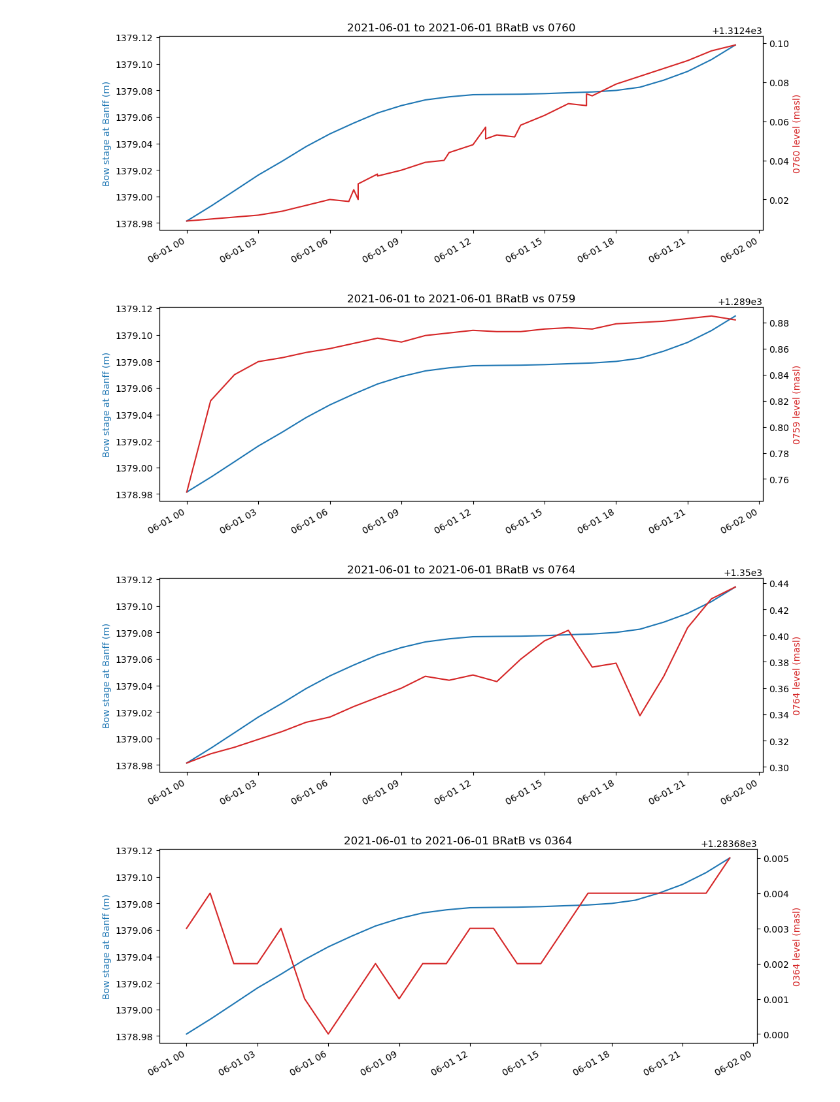
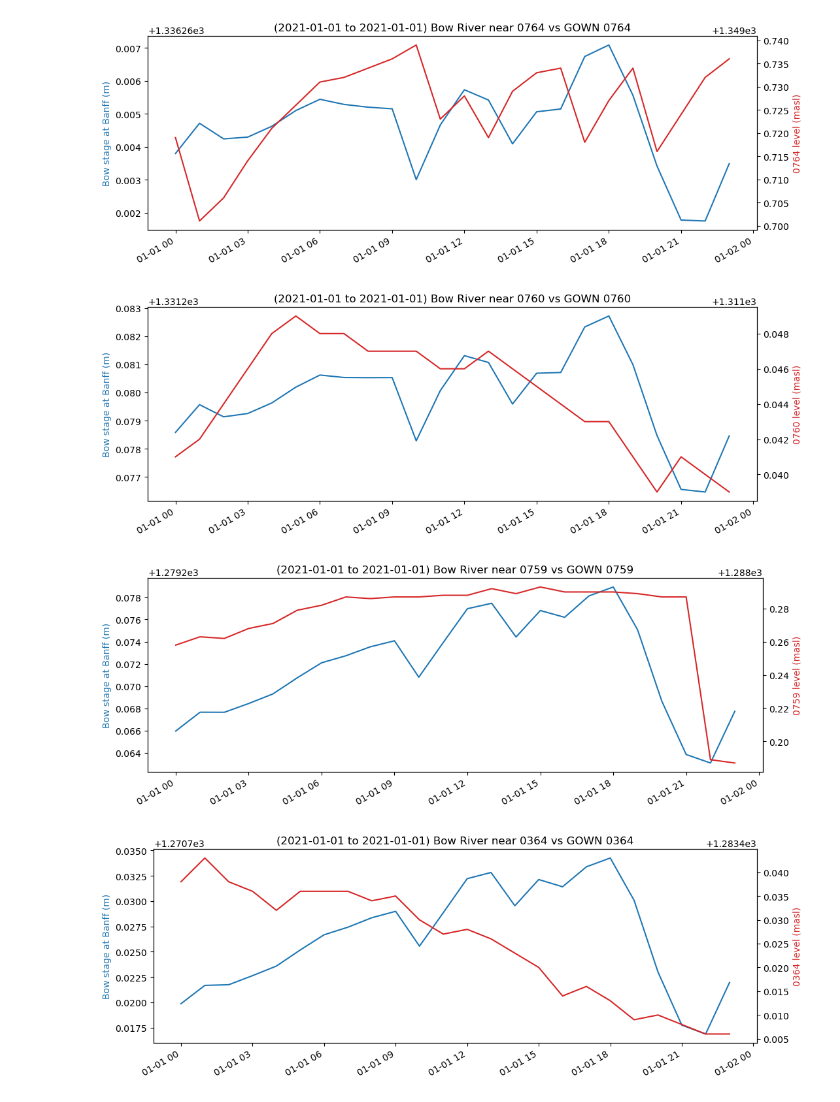
Before and after one commit to 2spi/groundwater, a Jupyter notebook: notebooks/bow_valley/09_high_r.ipynb, the cells around one changed output. Saved outputs shown, nothing was run; the diff lists cells and outputs as text; code cells hidden in the pictures.

Commit message:
high res visualization with interpolated stage

```diff
--- a/notebooks/bow_valley/09_high_r.ipynb
+++ b/notebooks/bow_valley/09_high_r.ipynb
@@ -12,7 +12,9 @@ banff = pd.read_csv('/home/py/groundwater/data/bow_valley/stream/Stage.Working@0
 banff = banff+1376.388
 banff = banff.resample('h').mean()
 # %%
-wells = ['0760', '0759', '0764', '0364']
+wells = ['0764', '0760', '0759', '0364']
+# %%
+stream = pd.read_csv('/home/py/groundwater/data/bow_valley/stream/bow_river_interpolated.csv', parse_dates=[0], index_col=0)
 # %%
 well_dfs = {}
 
@@ -44,0 +39,16 @@ for well, df in well_dfs.items():
+# %%
+def plot_twin(range):
+    for well, df in well_dfs.items():
+        fig, ax = plt.subplots(figsize=(11, 4))
+
+        ax.plot(stream[well].loc[range[0]:range[1]].index, stream[well].loc[range[0]:range[1]], "tab:blue")
+        ax.set_ylabel("Bow stage at Banff (m)", color="tab:blue")
+
+        a2 = ax.twinx()
+        a2.plot(df.loc[range[0]:range[1]].index, df.loc[range[0]:range[1]], "tab:red")
+        a2.set_ylabel(f"{well} level (masl)", color="tab:red")
+
+        ax.set_title(f"({range[0]} to {range[1]}) Bow River near {well} vs GOWN {well}")
+
+        fig.autofmt_xdate()
+        fig.tight_layout()
@@ -45,22 +69,8 @@ for well, df in well_dfs.items():
 # %%
-range = ("2021-06-01", "2021-06-01")
-
-for well, df in well_dfs.items():
-    fig, ax = plt.subplots(figsize=(11, 4))
-
-    ax.plot(banff.loc[range[0]:range[1]].index, banff.loc[range[0]:range[1]], "tab:blue")
-    ax.set_ylabel("Bow stage at Banff (m)", color="tab:blue")
-
-    a2 = ax.twinx()
-    a2.plot(df.loc[range[0]:range[1]].index, df.loc[range[0]:range[1]], "tab:red")
-    a2.set_ylabel(f"{well} level (masl)", color="tab:red")
-
-    ax.set_title(f"{range[0]} to {range[1]} BRatB vs {well}")
-
-    fig.autofmt_xdate()
-    fig.tight_layout()
+range = ("2021-01-01", "2021-01-01")
+plot_twin(range)
 # %% [output]
-[figure, old version]
+[figure, new version]
-[figure, old version]
+[figure, new version]
-[figure, old version]
+[figure, new version]
-[figure, old version]
+[figure, new version]
```
Also changed, not shown: parts of 9 cells of this notebook.
